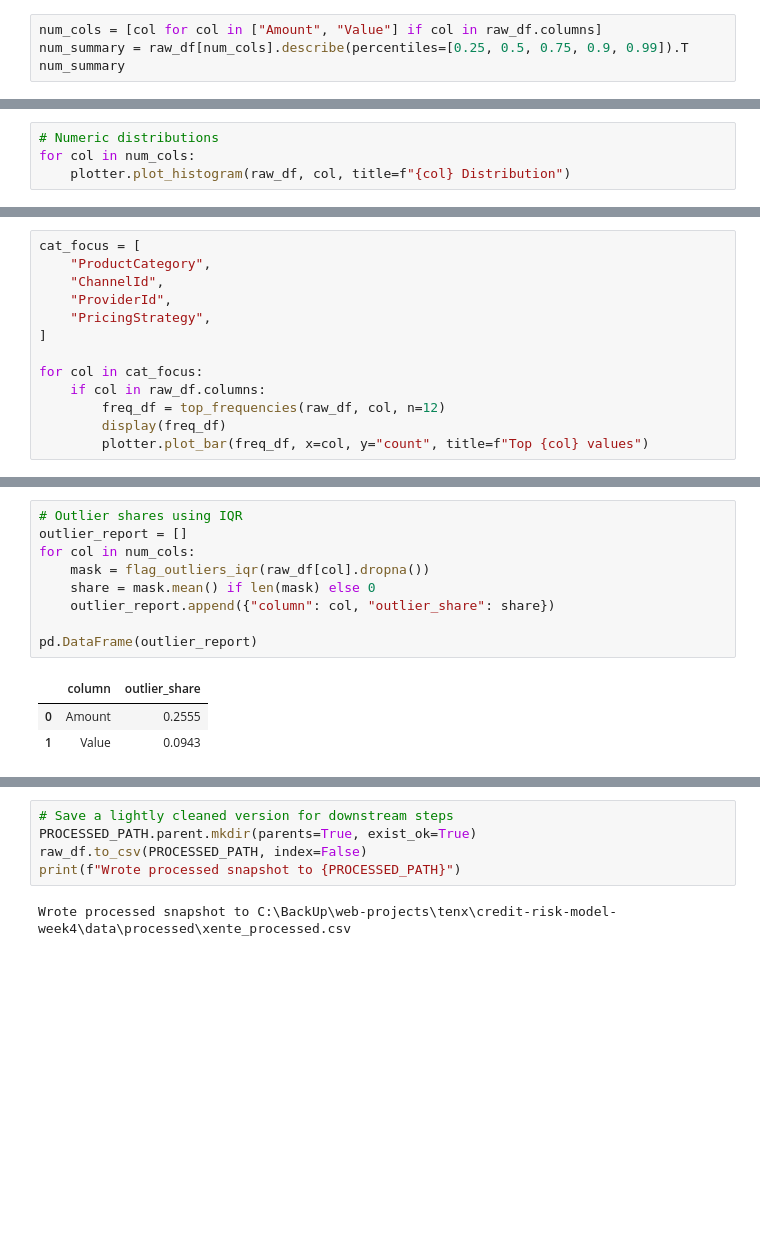
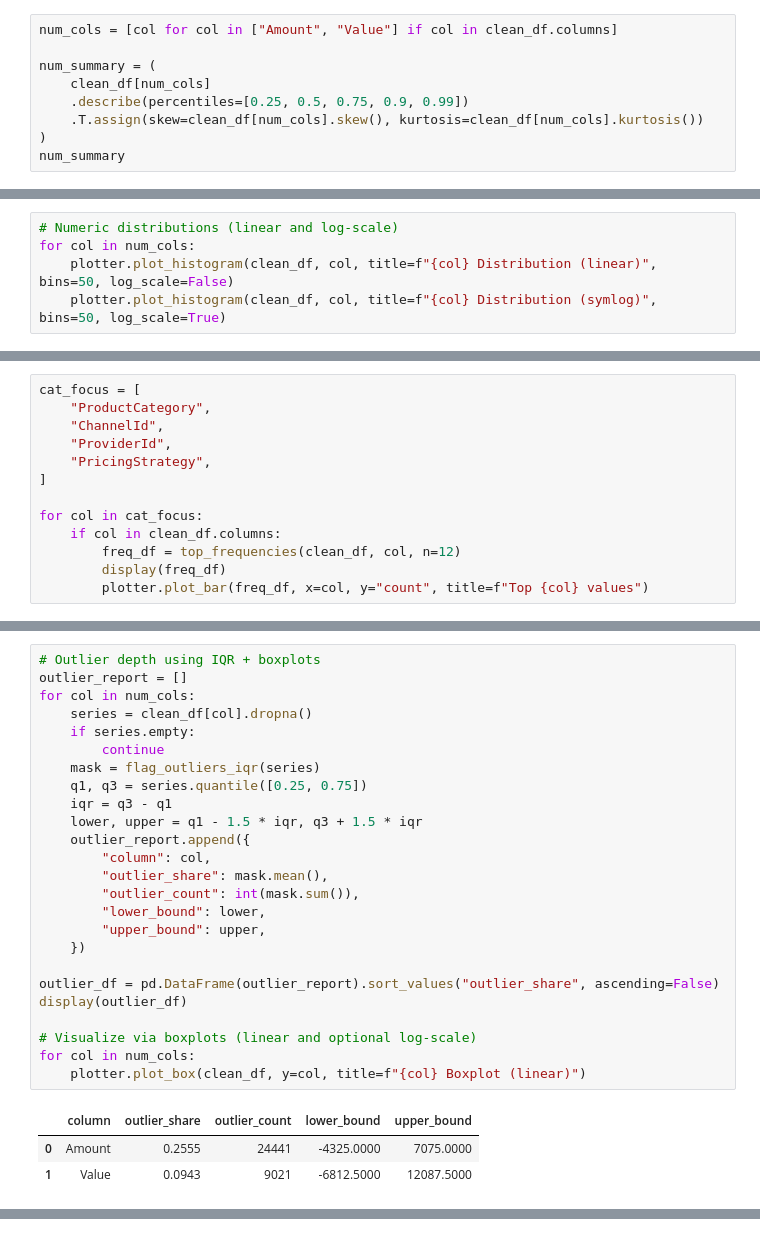
Before and after one commit to switch247/credit-risk-model-week4, a Jupyter notebook: notebooks/01_eda.ipynb, the cells around one changed output, grey strips where cells are left out. Drawn from its saved outputs; the diff is of its cells as text; blank space fills up the shorter version.

```diff
--- a/notebooks/01_eda.ipynb
+++ b/notebooks/01_eda.ipynb
@@ -113,5 +231,10 @@ missing_tbl.head(15)
 # %%
-num_cols = [col for col in ["Amount", "Value"] if col in raw_df.columns]
-num_summary = raw_df[num_cols].describe(percentiles=[0.25, 0.5, 0.75, 0.9, 0.99]).T
+num_cols = [col for col in ["Amount", "Value"] if col in clean_df.columns]
+
+num_summary = (
+    clean_df[num_cols]
+    .describe(percentiles=[0.25, 0.5, 0.75, 0.9, 0.99])
+    .T.assign(skew=clean_df[num_cols].skew(), kurtosis=clean_df[num_cols].kurtosis())
+)
 num_summary
 # %% [output]
@@ -121,5 +247,6 @@ num_summary
 # %%
-# Numeric distributions
+# Numeric distributions (linear and log-scale)
 for col in num_cols:
-    plotter.plot_histogram(raw_df, col, title=f"{col} Distribution")
+    plotter.plot_histogram(clean_df, col, title=f"{col} Distribution (linear)", bins=50, log_scale=False)
+    plotter.plot_histogram(clean_df, col, title=f"{col} Distribution (symlog)", bins=50, log_scale=True)
 # %% [output]
@@ -134,8 +272,8 @@ cat_focus = [
 ]
 
 for col in cat_focus:
-    if col in raw_df.columns:
-        freq_df = top_frequencies(raw_df, col, n=12)
+    if col in clean_df.columns:
+        freq_df = top_frequencies(clean_df, col, n=12)
         display(freq_df)
         plotter.plot_bar(freq_df, x=col, y="count", title=f"Top {col} values")
 # %% [output]
@@ -193,13 +428,29 @@ corr
 # %%
-# Outlier shares using IQR
+# Outlier depth using IQR + boxplots
 outlier_report = []
 for col in num_cols:
-    mask = flag_outliers_iqr(raw_df[col].dropna())
-    share = mask.mean() if len(mask) else 0
-    outlier_report.append({"column": col, "outlier_share": share})
+    series = clean_df[col].dropna()
+    if series.empty:
+        continue
+    mask = flag_outliers_iqr(series)
+    q1, q3 = series.quantile([0.25, 0.75])
+    iqr = q3 - q1
+    lower, upper = q1 - 1.5 * iqr, q3 + 1.5 * iqr
+    outlier_report.append({
+        "column": col,
+        "outlier_share": mask.mean(),
+        "outlier_count": int(mask.sum()),
+        "lower_bound": lower,
+        "upper_bound": upper,
+    })
 
-pd.DataFrame(outlier_report)
+outlier_df = pd.DataFrame(outlier_report).sort_values("outlier_share", ascending=False)
+display(outlier_df)
+
+# Visualize via boxplots (linear and optional log-scale)
+for col in num_cols:
+    plotter.plot_box(clean_df, y=col, title=f"{col} Boxplot (linear)")
 # %% [output]
-|  | column | outlier_share |
-| 0 | Amount | 0.2555 |
-| 1 | Value | 0.0943 |
+|  | column | outlier_share | outlier_count | lower_bound | upper_bound |
+| 0 | Amount | 0.2555 | 24441 | -4325.0000 | 7075.0000 |
+| 1 | Value | 0.0943 | 9021 | -6812.5000 | 12087.5000 |
@@ -206,7 +465,0 @@ pd.DataFrame(outlier_report)
-# %%
-# Save a lightly cleaned version for downstream steps
-PROCESSED_PATH.parent.mkdir(parents=True, exist_ok=True)
-raw_df.to_csv(PROCESSED_PATH, index=False)
-print(f"Wrote processed snapshot to {PROCESSED_PATH}")
-# %% [output]
-Wrote processed snapshot to C:\BackUp\web-projects\tenx\credit-risk-model-week4\data\processed\xente_processed.csv
```
Also changed, not shown: parts of 27 cells of this notebook, 8 other files.
